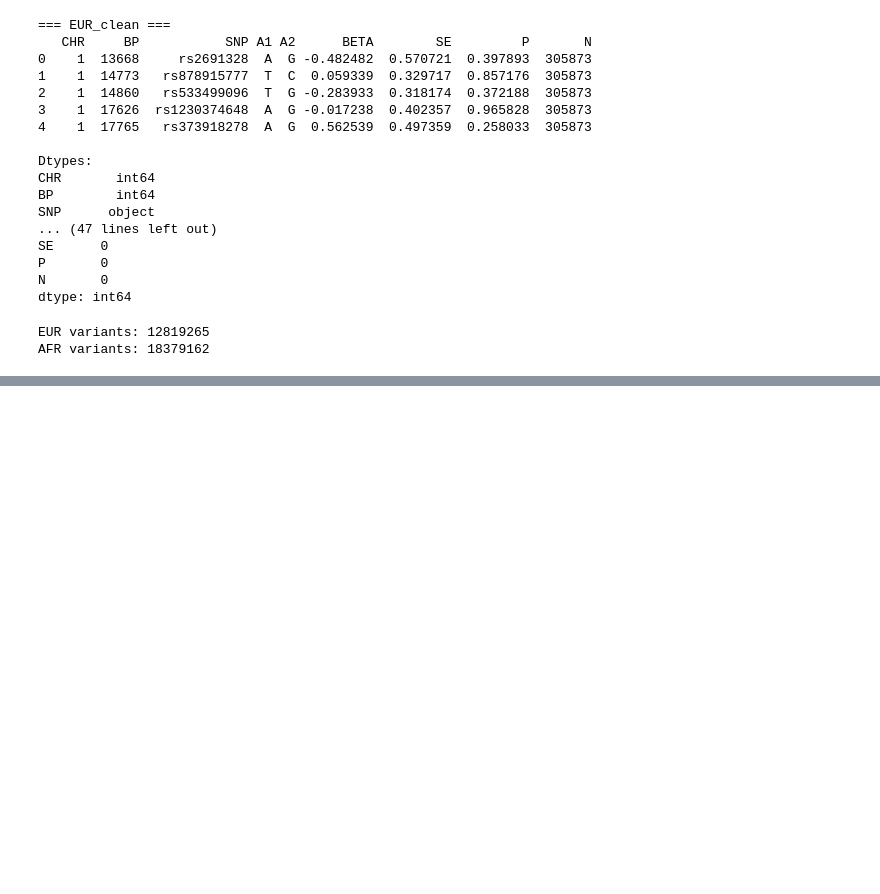
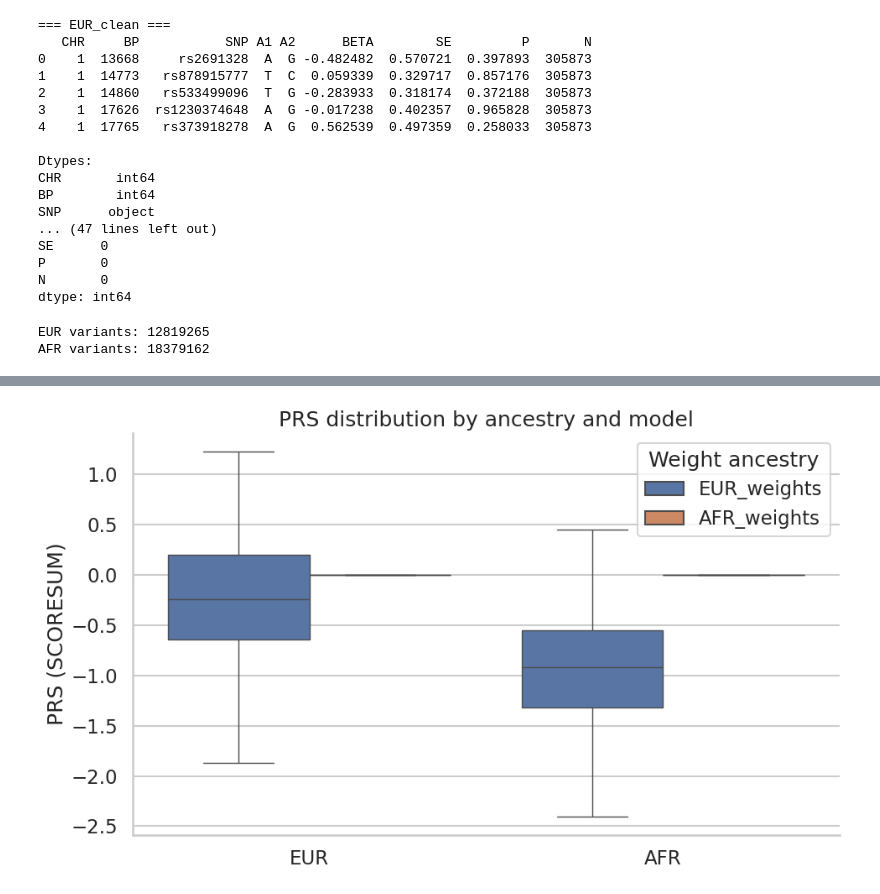
Before and after one commit to MAlam1802/begining-bioinformatics, a Jupyter notebook: Cross_Ancestry_PRS.ipynb, the cells around one changed output, grey strips where cells are left out. Saved outputs shown, nothing was run; the diff lists cells and outputs as text; code cells hidden in the pictures; blank space fills up the shorter version.

```diff
--- a/Cross_Ancestry_PRS.ipynb
+++ b/Cross_Ancestry_PRS.ipynb
@@ -244,0 +259,8 @@ AFR variants: 18379162
+# %%
+
+eur_on_eur = pd.read_csv("EUR_on_EUR.profile", delim_whitespace=True)
+eur_on_afr = pd.read_csv("EUR_on_AFR.profile", delim_whitespace=True)
+afr_on_afr = pd.read_csv("AFR_on_AFR.profile", delim_whitespace=True)
+afr_on_eur = pd.read_csv("AFR_on_EUR.profile", delim_whitespace=True)
+
+eur_on_eur.head()
@@ -244,0 +274,20 @@ AFR variants: 18379162
+# %%
+def prepare_profile(df, ancestry, model_label):
+    out = df.copy()
+    out["ancestry"] = ancestry
+    out["model"] = model_label
+    out = out.rename(columns={"SCORESUM": "PRS"})
+    # keep only relevant columns
+    return out[["FID", "IID", "ancestry", "model", "PRS", "CNT", "CNT2"]]
+
+eur_on_eur_long = prepare_profile(eur_on_eur, ancestry="EUR", model_label="EUR_weights")
+eur_on_afr_long = prepare_profile(eur_on_afr, ancestry="AFR", model_label="EUR_weights")
+afr_on_afr_long = prepare_profile(afr_on_afr, ancestry="AFR", model_label="AFR_weights")
+afr_on_eur_long = prepare_profile(afr_on_eur, ancestry="EUR", model_label="AFR_weights")
+
+prs_long = pd.concat(
+    [eur_on_eur_long, eur_on_afr_long, afr_on_afr_long, afr_on_eur_long],
+    ignore_index=True
+)
+
+prs_long.head()
@@ -244,0 +301,17 @@ AFR variants: 18379162
+# %%
+plt.figure(figsize=(10, 6))
+sns.boxplot(
+    data=prs_long,
+    x="ancestry",
+    y="PRS",
+    hue="model",
+    showfliers=False
+)
+plt.title("PRS distribution by ancestry and model")
+plt.ylabel("PRS (SCORESUM)")
+plt.xlabel("")
+plt.legend(title="Weight ancestry")
+plt.tight_layout()
+plt.show()
+# %% [output]
+[figure, added]
```
Also changed, not shown: parts of 6 cells of this notebook.
